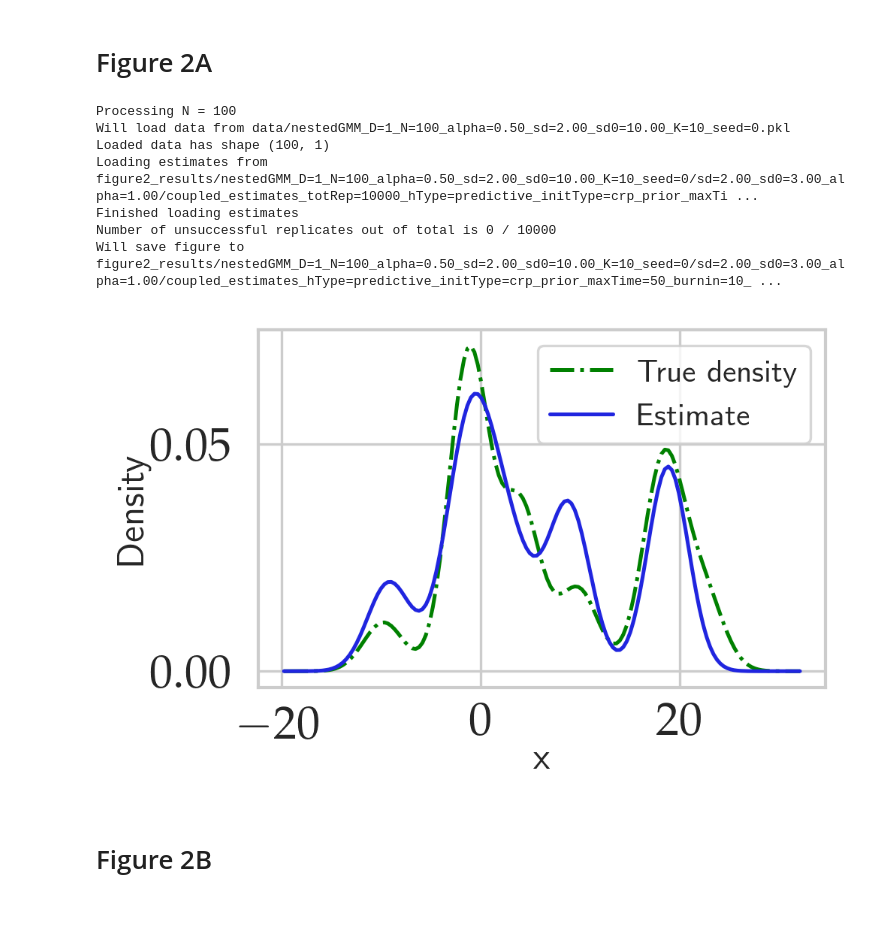
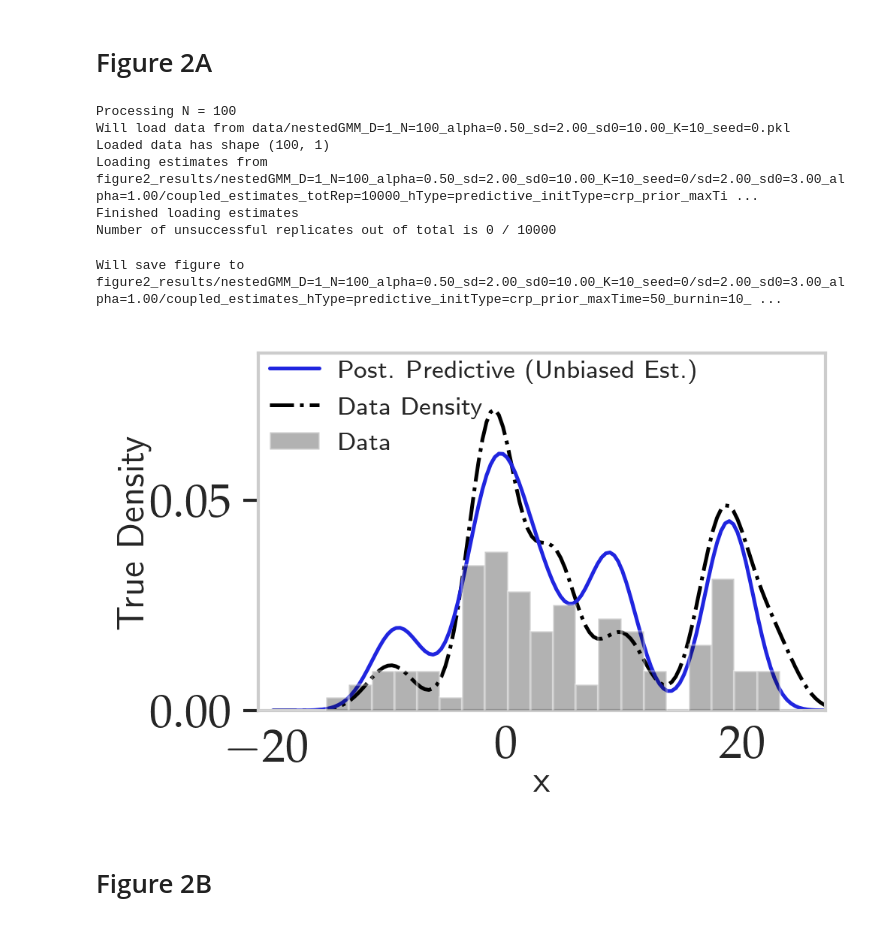
Before and after one commit to tinnguyen96/partition-coupling, a Jupyter notebook: Figure2.ipynb, the cells around one changed output. Cells and saved outputs as stored; diff of their text form; code cells hidden in the pictures.

```diff
--- a/Figure2.ipynb
+++ b/Figure2.ipynb
@@ -40,40 +114,46 @@ data_K=10
 data_alpha=0.5
 data_seed=0
 sd=2.0
 sd0=3.0
 k = 10 # burn-in
 m = 100 # minimum iterations
 alpha=1
 is_nested=True
 num_reps = 100
 pool_size = 100
 tot_reps = num_reps*pool_size
 ext = "npz"
 
 init_type="crp_prior"
 h_type = "predictive"
 
 Ntime_list = [(100,50)]
 print_title = False
 for x in Ntime_list:
     Ndata = x[0]
     max_time = x[1]
     print("Processing N = %d" %Ndata)
-    savedirroot = results_dir + gmm_data.make_experiment_name(Ndata, D, data_sd,
-                                                          data_sd0, data_alpha, data_K,
-                                                          data_seed, is_nested, sd, sd0, alpha)
+    savedirroot = results_dir + gmm_data.make_experiment_name(
+        Ndata, D, data_sd, data_sd0, data_alpha, data_K, data_seed,
+        is_nested, sd, sd0, alpha)
 
-    data, true_density = gmm_data.load_gmm_data(data_dir, D, Ndata, data_alpha, data_sd, data_sd0, data_K, data_seed, is_nested)
-    compile_results.report_predictive_density(Ndata, tot_reps, savedirroot, true_density, init_type, max_time, k, m, print_title, ext)
+    data, true_density = gmm_data.load_gmm_data(
+        data_dir, D, Ndata, data_alpha, data_sd, data_sd0, data_K, data_seed, is_nested)
+    report_predictive_density(
+        Ndata, tot_reps, savedirroot, true_density,
+        init_type, max_time, k, m, print_title, data, ext=ext)
+    #compile_results.report_predictive_density(
+    # Ndata, tot_reps, savedirroot, true_density,
+    #init_type, max_time, k, m, print_title, ext)
 # %% [output]
 Processing N = 100
 Will load data from data/nestedGMM_D=1_N=100_alpha=0.50_sd=2.00_sd0=10.00_K=10_seed=0.pkl
 Loaded data has shape (100, 1)
 Loading estimates from figure2_results/nestedGMM_D=1_N=100_alpha=0.50_sd=2.00_sd0=10.00_K=10_seed=0/sd=2.00_sd0=3.00_alpha=1.00/coupled_estimates_totRep=10000_hType=predictive_initType=crp_prior_maxTi ...
 Finished loading estimates
 Number of unsuccessful replicates out of total is 0 / 10000
-Will save figure to figure2_results/nestedGMM_D=1_N=100_alpha=0.50_sd=2.00_sd0=10.00_K=10_seed=0/sd=2.00_sd0=3.00_alpha=1.00/coupled_estimates_hType=predictive_initType=crp_prior_maxTime=50_burnin=10_ ...
+Will save figure to figure2_results/nestedGMM_D=1_N=100_alpha=0.50_sd=2.00_sd0=10.00_K=10_seed=0/sd=2.00_sd0=3.00_alpha=1.00/coupled_estimates_hType=predictive_initType=crp_prior_maxTime=50_burnin=10_ ...
-[figure, old version]
+[figure, new version]
 # %% [markdown]
 # Figure 2B
 # %%
```
Also changed, not shown: parts of 1 cell of this notebook.
